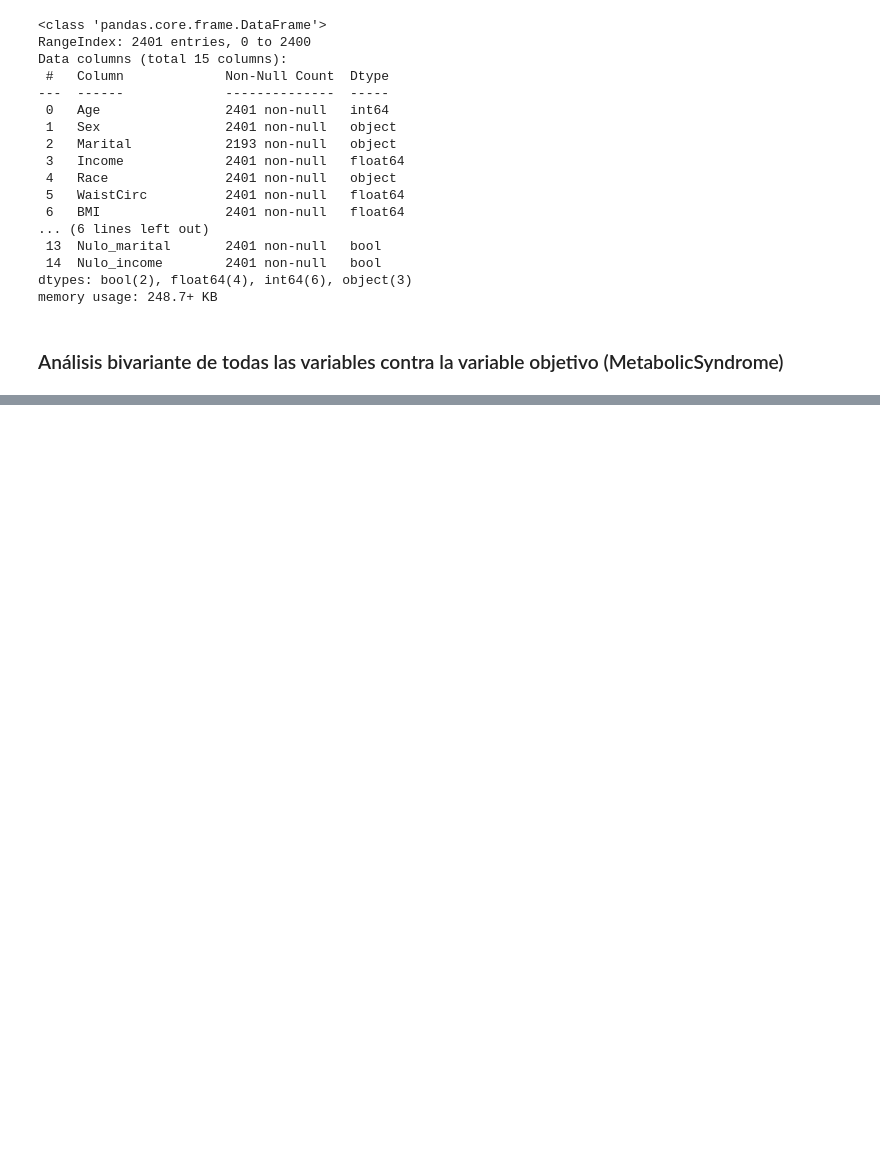
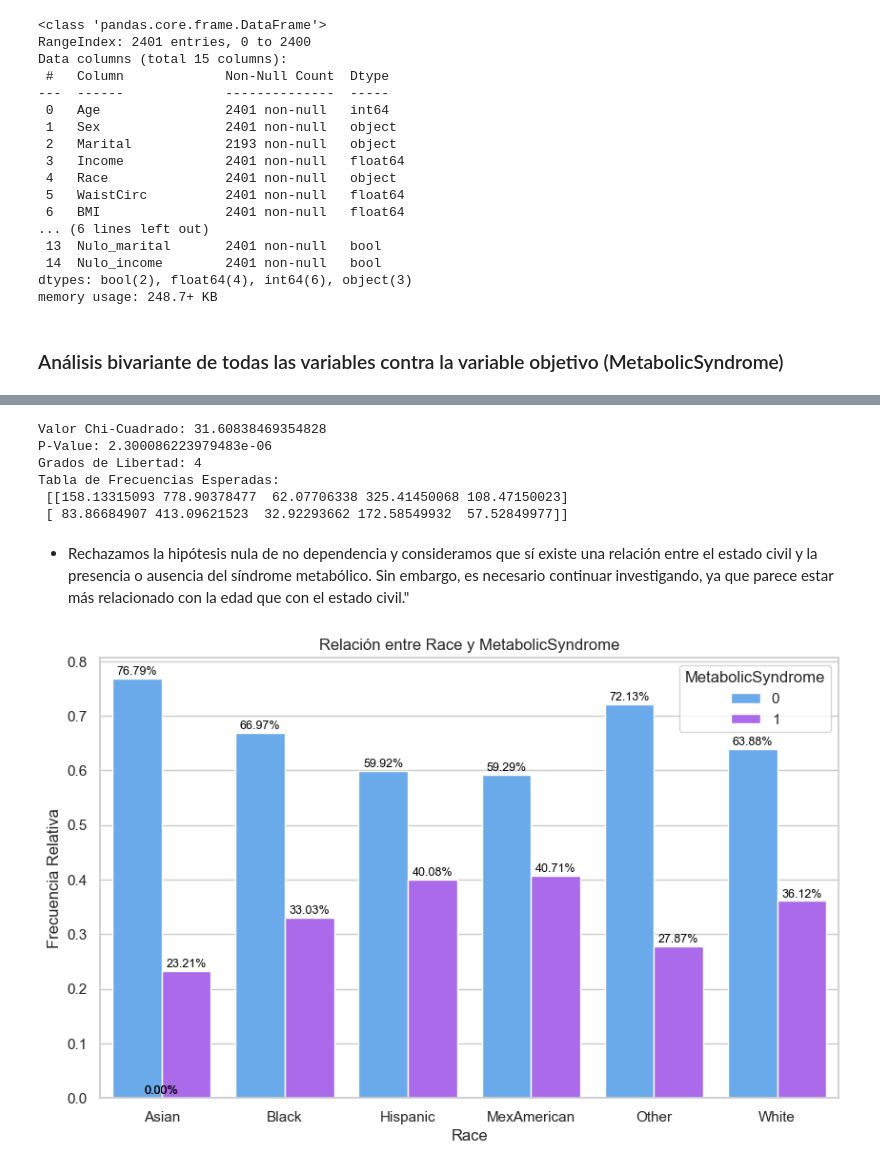
Before and after one commit to nessapatino/ONLINE_DS_THEBRIDGE_VANEPATINO, a Jupyter notebook: EDA/src/notebooks/analisis.ipynb, the cells around one changed output, grey strips where cells are left out. Saved outputs shown, nothing was run; the diff lists cells and outputs as text; code cells hidden in the pictures; blank space fills up the shorter version.

```diff
--- a/EDA/src/notebooks/analisis.ipynb
+++ b/EDA/src/notebooks/analisis.ipynb
@@ -391,0 +470,25 @@ memory usage: 248.7+ KB
+# %%
+# Empleamos el test chi2 para corroborar que estadísticamente existe relación entre Marital y MetabolicSyndrome
+
+tabla_contingencia = pd.crosstab(df_meta["MetabolicSyndrome"],df_meta["Marital"])
+
+chi2, p, dof, expected = chi2_contingency(tabla_contingencia)
+
+
+print("Valor Chi-Cuadrado:", chi2)
+print("P-Value:", p)
+print("Grados de Libertad:", dof)
+print("Tabla de Frecuencias Esperadas:\n", expected)
+# %% [output]
+Valor Chi-Cuadrado: 31.60838469354828
+P-Value: 2.300086223979483e-06
+Grados de Libertad: 4
+Tabla de Frecuencias Esperadas:
+ [[158.13315093 778.90378477  62.07706338 325.41450068 108.47150023]
+ [ 83.86684907 413.09621523  32.92293662 172.58549932  57.52849977]]
+# %% [markdown]
+- Rechazamos la hipótesis nula de no dependencia y consideramos que sí existe una relación entre el estado civil y la presencia o ausencia del síndrome metabólico. Sin embargo, es necesario continuar investigando, ya que parece estar más relacionado con la edad que con el estado civil."
+# %%
+bivariante_cat(df_meta, "Race", "MetabolicSyndrome")
+# %% [output]
+[figure, added]
```
Also changed, not shown: parts of 35 cells of this notebook.
